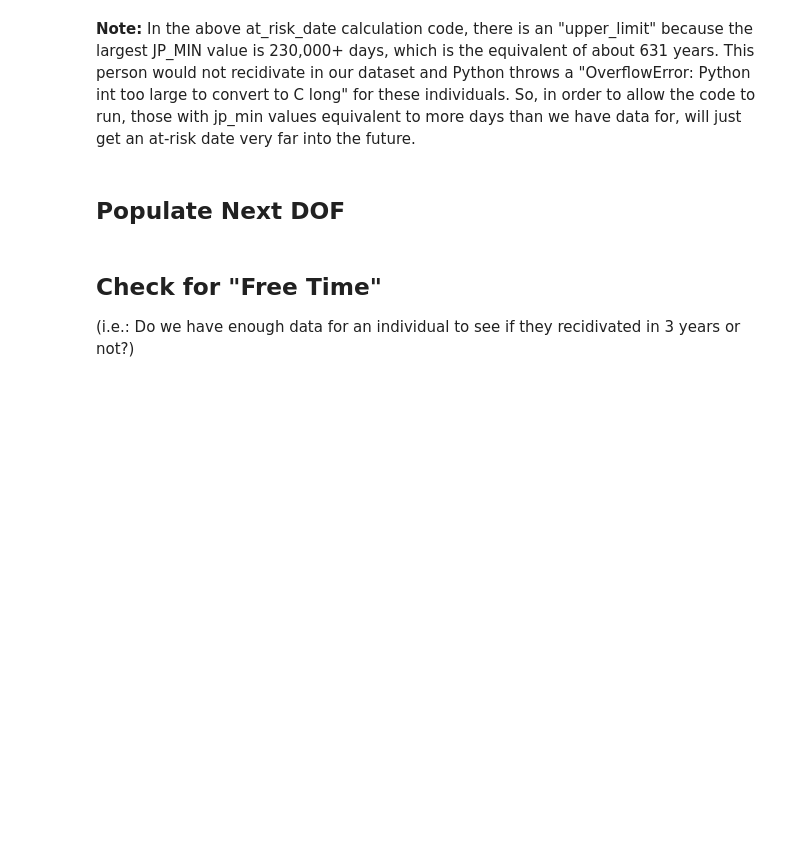
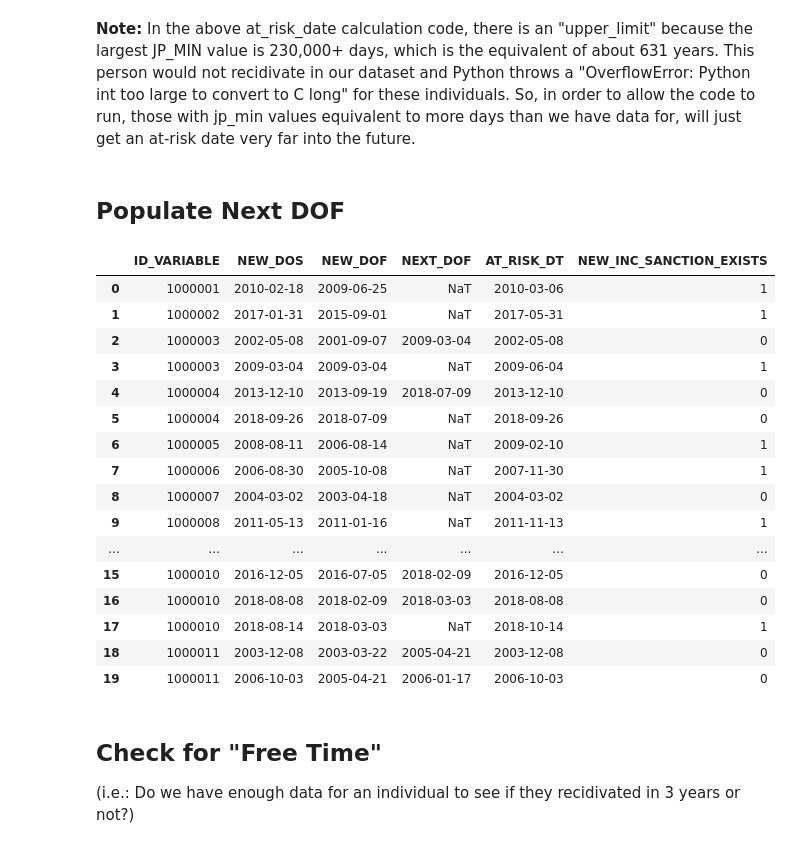
Before and after one commit to aud-z/PA_sentencing, a Jupyter notebook: data_cleaning_pipeline_additional_analysis.ipynb, the cells around one changed output. Saved outputs shown, nothing was run; the diff lists cells and outputs as text; code cells hidden in the pictures; blank space fills up the shorter version.

```diff
--- a/data_cleaning_pipeline_additional_analysis.ipynb
+++ b/data_cleaning_pipeline_additional_analysis.ipynb
@@ -668,3 +889,6 @@ df['CTY_PHL'] = df.groupby(by=['ID_VARIABLE', 'JPR_ID'])['CTY_PHL'].transform('m
+# %%
+for i in life_death:
+    df[i] = df.groupby(by=["ID_VARIABLE", "JPR_ID"])[i].transform(max)
 # %% [markdown]
 # Collapse the data at the ID_VARIABLE, DOS-LEVEL
 # %% [markdown]
@@ -714,6 +959,6 @@ df_collapsed['INC_REL_NUMERIC_CLEANED'] = df_collapsed.sort_values(by=['ID_VARIA
 # %%
 #collapse data to be at the id variable, DOS level (need to ungroup the data for the at_risk date calculation to work)
-df_collapsed = df_collapsed.copy().groupby(["ID_VARIABLE", "DOS"]).first().reset_index()
+df_collapsed = df_collapsed.copy().groupby(["ID_VARIABLE", "NEW_DOS"]).first().reset_index()
 
 #inspect the results
-df_collapsed[["ID_VARIABLE", "DOS", "NEW_DOF", "NEW_INC_SANCTION_EXISTS", "ADJ_JPMIN"]] #, "OFN_LIFE_DEATH", "JP_LIFE_DEATH"]]
+df_collapsed.head() # [["ID_VARIABLE", "DOS", "NEW_DOF", "NEW_INC_SANCTION_EXISTS", "ADJ_JPMIN", "LATEST_JPMIN", "CHARGE_COUNT", "CTY_PHL", "CHARGE_COUNT", "INC_REL_NUMERIC"] + crime_cats] #, "OFN_LIFE_DEATH", "JP_LIFE_DEATH"]]
@@ -771,10 +1091,11 @@ df_collapsed[['ID_VARIABLE', 'JPR_ID',"JP_MIN", "INCMIN", "INC_END", "ADJ_JPMIN"
 # %% [markdown]
 **Note:** In the above at_risk_date calculation code, there is an "upper_limit" because the largest JP_MIN value is 230,000+ days, which is the equivalent of about 631 years. This person would not recidivate in our dataset and Python throws a "OverflowError: Python int too large to convert to C long" for these individuals. So, in order to allow the code to run, those with jp_min values equivalent to more days than we have data for, will just get an at-risk date very far into the future.
 # %%
+# !!! AZ: i think this issue is fixed below
 # #correct the at_risk_dt calculation for some rows:
-df_collapsed.loc[(~(df_collapsed["ADJ_JPMIN"]).isnull()) & (~(df_collapsed['MAX_DOS'].isnull())), "AT_RISK_DT"] = df_collapsed['MAX_DOS']  + pd.to_timedelta(df_collapsed['ADJ_JPMIN'], unit='d')
+#df_collapsed.loc[(~(df_collapsed["ADJ_JPMIN"]).isnull()) & (~(df_collapsed['NEW_DOS'].isnull())), "AT_RISK_DT"]# = df_collapsed['MAX_DOS']  + pd.to_timedelta(df_collapsed['ADJ_JPMIN'], unit='d')
 
-#will another line here work to resolve this issue?
-df_subset_mult = df_collapsed.loc[(~(df_collapsed["ADJ_JPMIN"]).isnull()) & (~(df_collapsed['MAX_DOS'].isnull()))]  #, "AT_RISK_DT"] # = pd.to_datetime(df_collapsed["AT_RISK_DT"])
-df_subset_rest = df_collapsed.loc[(~(df_collapsed["ADJ_JPMIN"]).isnull()) & ((df_collapsed['MAX_DOS'].isnull()))]  #, "AT_RISK_DT"] # = pd.to_datetime(df_collapsed["AT_RISK_DT"])
+# #will another line here work to resolve this issue?
+# df_subset_mult = df_collapsed.loc[(~(df_collapsed["ADJ_JPMIN"]).isnull()) & (~(df_collapsed['MAX_DOS'].isnull()))]  #, "AT_RISK_DT"] # = pd.to_datetime(df_collapsed["AT_RISK_DT"])
+# df_subset_rest = df_collapsed.loc[(~(df_collapsed["ADJ_JPMIN"]).isnull()) & ((df_collapsed['MAX_DOS'].isnull()))]  #, "AT_RISK_DT"] # = pd.to_datetime(df_collapsed["AT_RISK_DT"])
 # %%
@@ -793,11 +1114,29 @@ df_collapsed.loc[(~(df_collapsed["ADJ_JPMIN"]).isnull()) & (~(df_collapsed['MAX_
 # %%
 #sort the data
 df_collapsed = df_collapsed.sort_values(by = ["ID_VARIABLE", "NEW_DOF"])
 
 #shift the data up by one to create the new vaariable "NEXT_DOF"
 df_collapsed['NEXT_DOF'] = df_collapsed.groupby(['ID_VARIABLE'])['NEW_DOF'].shift(-1).dt.date
 
-df_collapsed[:20][["ID_VARIABLE", "JPR_ID", "DOS", "NEW_DOF", "NEXT_DOF", "AT_RISK_DT", "INC_SANCTION_EXISTS"]]
+df_collapsed[:20][["ID_VARIABLE", "NEW_DOS", "NEW_DOF", "NEXT_DOF", "AT_RISK_DT", "NEW_INC_SANCTION_EXISTS"]]
+# %% [output]
+|  | ID_VARIABLE | NEW_DOS | NEW_DOF | NEXT_DOF | AT_RISK_DT | NEW_INC_SANCTION_EXISTS |
+| 0 | 1000001 | 2010-02-18 | 2009-06-25 | NaT | 2010-03-06 | 1 |
+| 1 | 1000002 | 2017-01-31 | 2015-09-01 | NaT | 2017-05-31 | 1 |
+| 2 | 1000003 | 2002-05-08 | 2001-09-07 | 2009-03-04 | 2002-05-08 | 0 |
+| 3 | 1000003 | 2009-03-04 | 2009-03-04 | NaT | 2009-06-04 | 1 |
+| 4 | 1000004 | 2013-12-10 | 2013-09-19 | 2018-07-09 | 2013-12-10 | 0 |
+| 5 | 1000004 | 2018-09-26 | 2018-07-09 | NaT | 2018-09-26 | 0 |
+| 6 | 1000005 | 2008-08-11 | 2006-08-14 | NaT | 2009-02-10 | 1 |
+| 7 | 1000006 | 2006-08-30 | 2005-10-08 | NaT | 2007-11-30 | 1 |
+| 8 | 1000007 | 2004-03-02 | 2003-04-18 | NaT | 2004-03-02 | 0 |
+| 9 | 1000008 | 2011-05-13 | 2011-01-16 | NaT | 2011-11-13 | 1 |
+| ... | ... | ... | ... | ... | ... | ... |
+| 15 | 1000010 | 2016-12-05 | 2016-07-05 | 2018-02-09 | 2016-12-05 | 0 |
+| 16 | 1000010 | 2018-08-08 | 2018-02-09 | 2018-03-03 | 2018-08-08 | 0 |
+| 17 | 1000010 | 2018-08-14 | 2018-03-03 | NaT | 2018-10-14 | 1 |
+| 18 | 1000011 | 2003-12-08 | 2003-03-22 | 2005-04-21 | 2003-12-08 | 0 |
+| 19 | 1000011 | 2006-10-03 | 2005-04-21 | 2006-01-17 | 2006-10-03 | 0 |
 # %% [markdown]
 ## Check for "Free Time"
 (i.e.: Do we have enough data for an individual to see if they recidivated in 3 years or not?)
```
Also changed, not shown: parts of 92 cells of this notebook.
